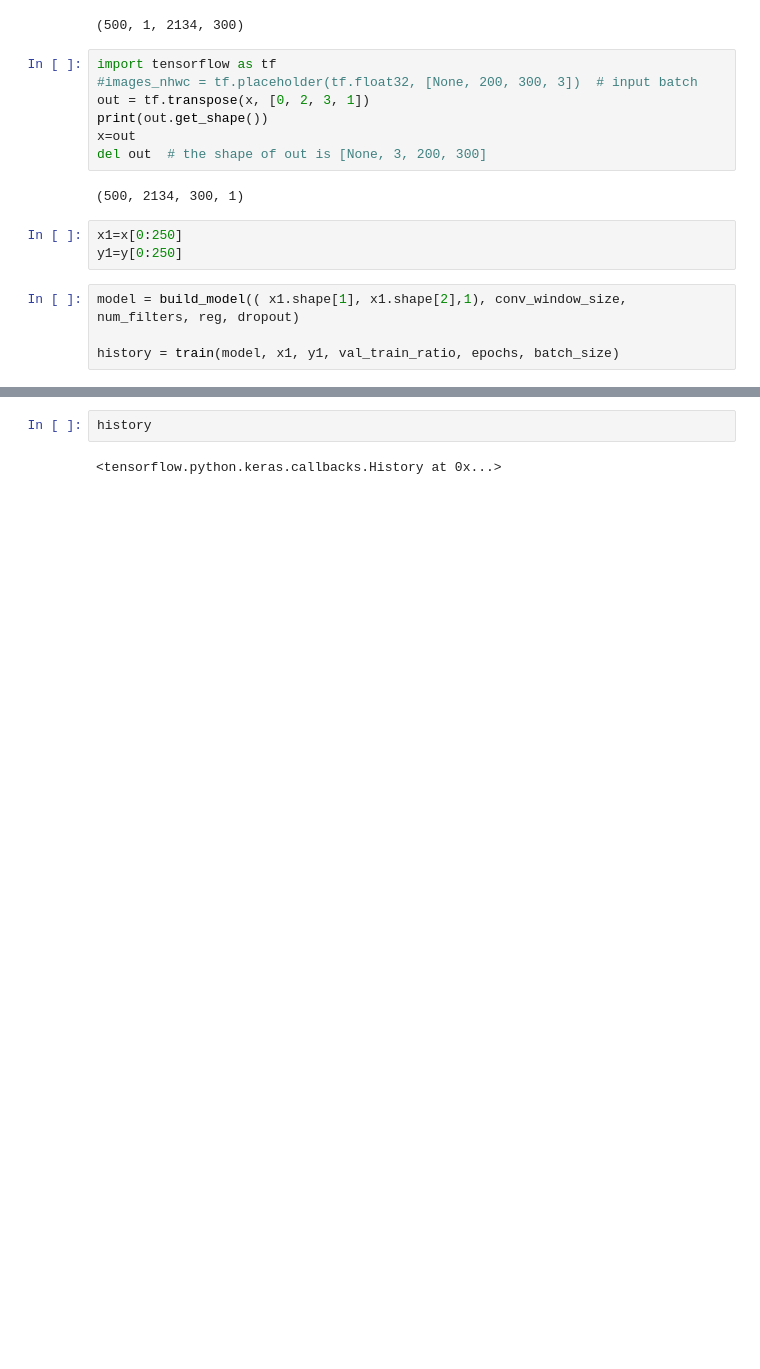
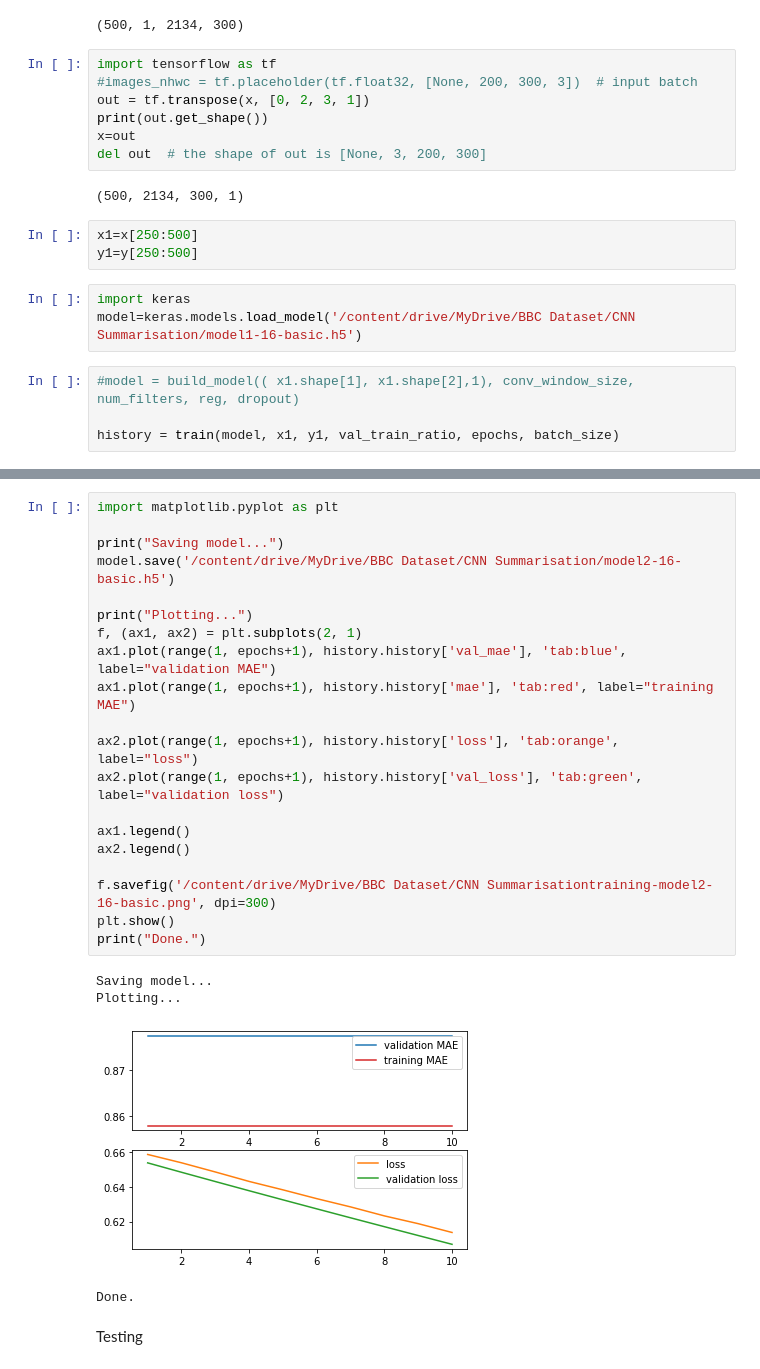
Before and after one commit to varshaelza/Text-Summarization-Categorization, a Jupyter notebook: CNNBasedSummary.ipynb, the cells around one changed output, grey strips where cells are left out. Drawn from its saved outputs; the diff is of its cells as text; blank space fills up the shorter version.

```diff
--- a/CNNBasedSummary.ipynb
+++ b/CNNBasedSummary.ipynb
@@ -405,10 +443,13 @@ del out  # the shape of out is [None, 3, 200, 300]
 # %% [output]
 (500, 2134, 300, 1)
 # %%
-x1=x[0:250]
-y1=y[0:250]
+x1=x[250:500]
+y1=y[250:500]
+# %%
+import keras
+model=keras.models.load_model('/content/drive/MyDrive/BBC Dataset/CNN Summarisation/model1-16-basic.h5')
 # %%
-model = build_model(( x1.shape[1], x1.shape[2],1), conv_window_size, num_filters, reg, dropout)
+#model = build_model(( x1.shape[1], x1.shape[2],1), conv_window_size, num_filters, reg, dropout)
 
 history = train(model, x1, y1, val_train_ratio, epochs, batch_size)
 # %% [output]
@@ -457,7 +498,30 @@ Saving model...
 Plotting...
 [figure]
 Done.
-# %%
-history
-# %% [output]
-<tensorflow.python.keras.callbacks.History at 0x...>
+# %%
+import matplotlib.pyplot as plt
+
+print("Saving model...")
+model.save('/content/drive/MyDrive/BBC Dataset/CNN Summarisation/model2-16-basic.h5')
+
+print("Plotting...")
+f, (ax1, ax2) = plt.subplots(2, 1)
+ax1.plot(range(1, epochs+1), history.history['val_mae'], 'tab:blue', label="validation MAE")
+ax1.plot(range(1, epochs+1), history.history['mae'], 'tab:red', label="training MAE")
+
+ax2.plot(range(1, epochs+1), history.history['loss'], 'tab:orange', label="loss")
+ax2.plot(range(1, epochs+1), history.history['val_loss'], 'tab:green', label="validation loss")
+
+ax1.legend()
+ax2.legend()
+
+f.savefig('/content/drive/MyDrive/BBC Dataset/CNN Summarisationtraining-model2-16-basic.png', dpi=300)
+plt.show()
+print("Done.")
+# %% [output]
+Saving model...
+Plotting...
+[figure, added]
+Done.
+# %% [markdown]
+Testing
```
Also changed, not shown: parts of 11 cells of this notebook.
